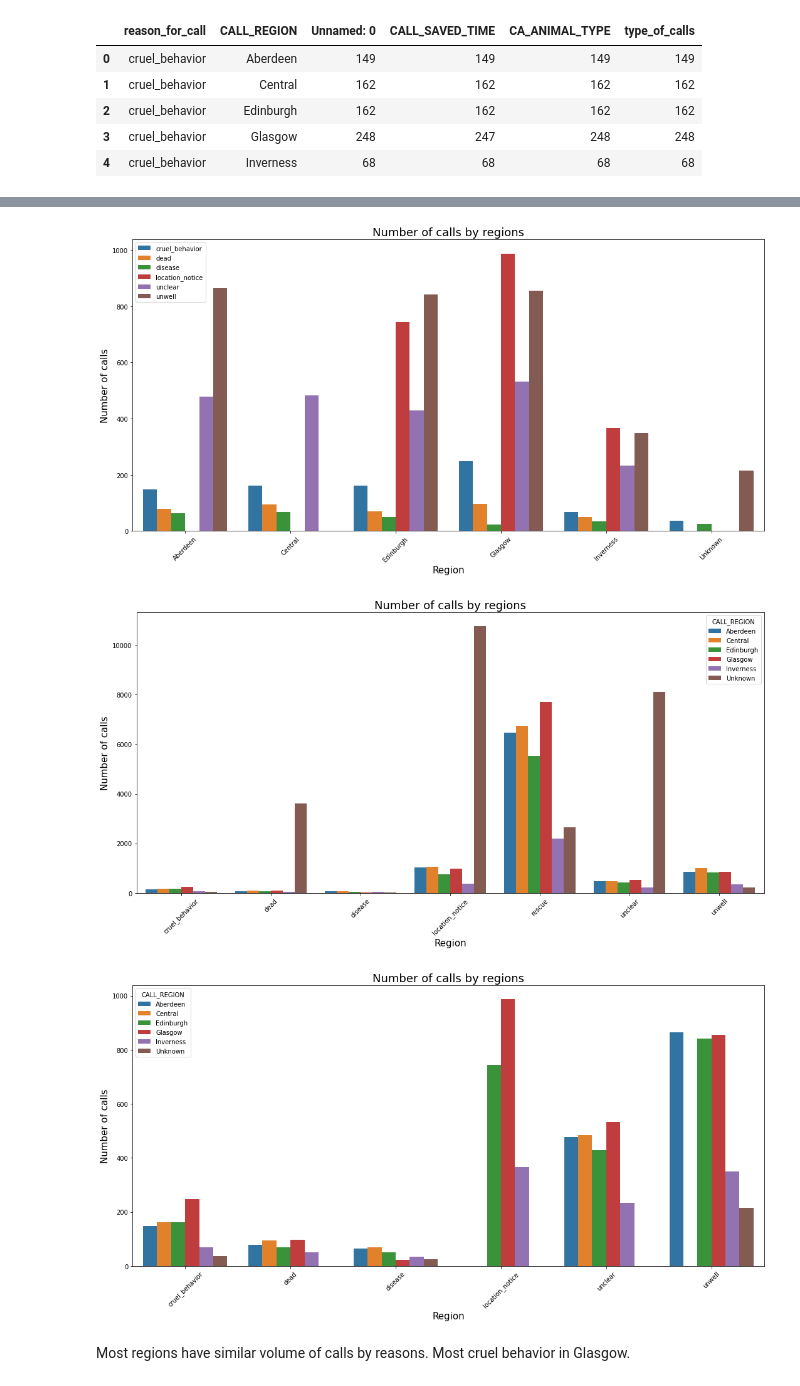
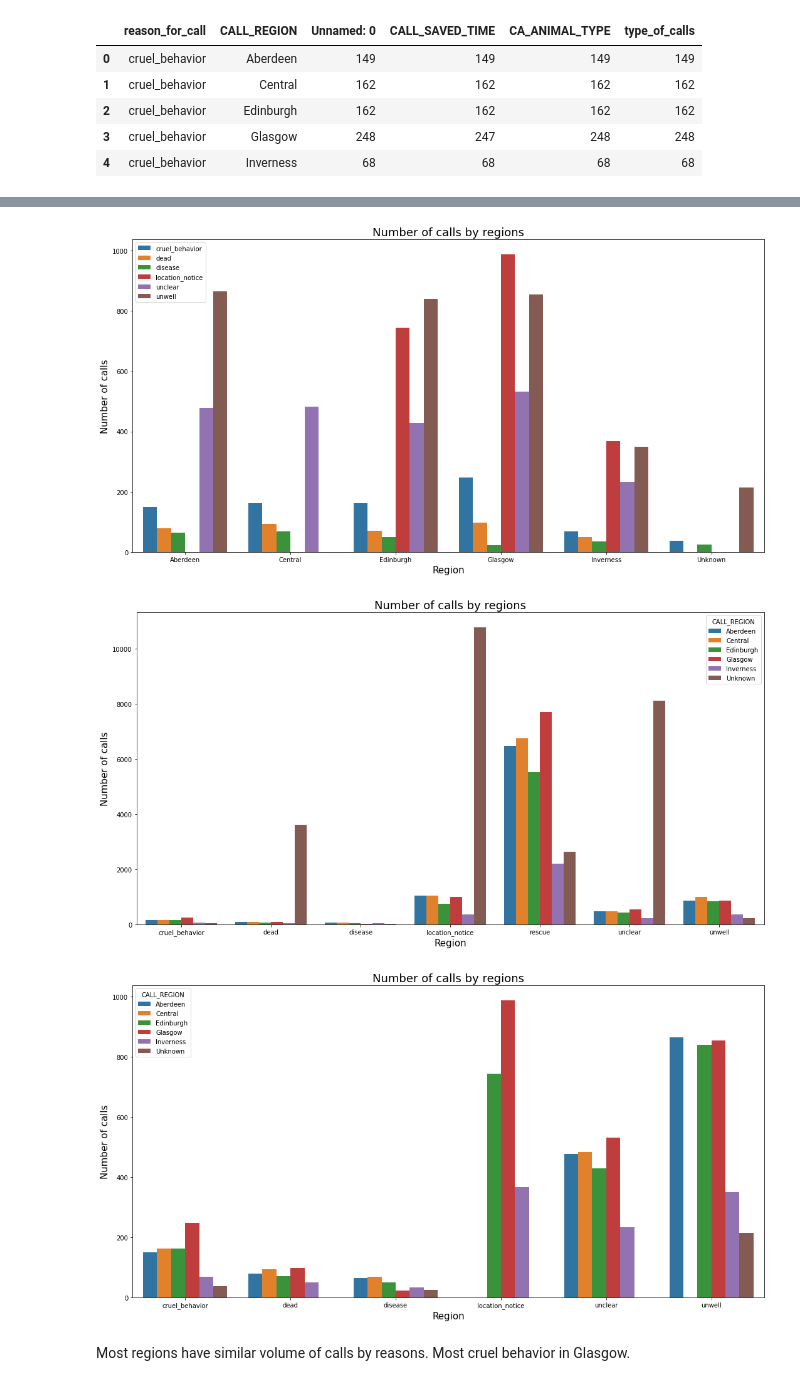
Before and after one commit to vpetrova13/final_project_VM, a Jupyter notebook: analysis_and_documentation/additional_wildlife_analysis.ipynb, the cells around one changed output, grey strips where cells are left out. Cells and saved outputs as stored; diff of their text form; code cells hidden in the pictures.

```diff
--- a/analysis_and_documentation/additional_wildlife_analysis.ipynb
+++ b/analysis_and_documentation/additional_wildlife_analysis.ipynb
@@ -107,34 +103,31 @@ plt.tight_layout()
 # %%
 plt.figure(figsize=(15,8))
 sns.barplot(x = 'CALL_REGION',y = 'type_of_calls', hue = 'reason_for_call', data = loc_low)
-plt.xticks(rotation = 45)
 plt.xlabel("Region", size=15)
 plt.ylabel("Number of calls", size=15)
 plt.title("Number of calls by regions", size=18)
 plt.legend(loc='best')
 plt.tight_layout()
 # %% [output]
-[figure, old version]
+[figure, new version]
 # %%
 plt.figure(figsize=(15,8))
 sns.barplot(x = 'reason_for_call',y = 'type_of_calls', hue = 'CALL_REGION', data = df_loc)
-plt.xticks(rotation = 45)
 plt.xlabel("Region", size=15)
 plt.ylabel("Number of calls", size=15)
 plt.title("Number of calls by regions", size=18)
 plt.tight_layout()
 # %% [output]
-[figure, old version]
+[figure, new version]
 # %%
 plt.figure(figsize=(15,8))
 sns.barplot(x = 'reason_for_call',y = 'type_of_calls', hue = 'CALL_REGION', data = loc_low)
-plt.xticks(rotation = 45)
 plt.xlabel("Region", size=15)
 plt.ylabel("Number of calls", size=15)
 plt.title("Number of calls by regions", size=18)
 plt.tight_layout()
 # %% [output]
-[figure, old version]
+[figure, new version]
 # %% [markdown]
 Most regions have similar volume of calls by reasons.
 Most cruel behavior in Glasgow.
```
Also changed, not shown: parts of 7 cells of this notebook, 1 other file.
